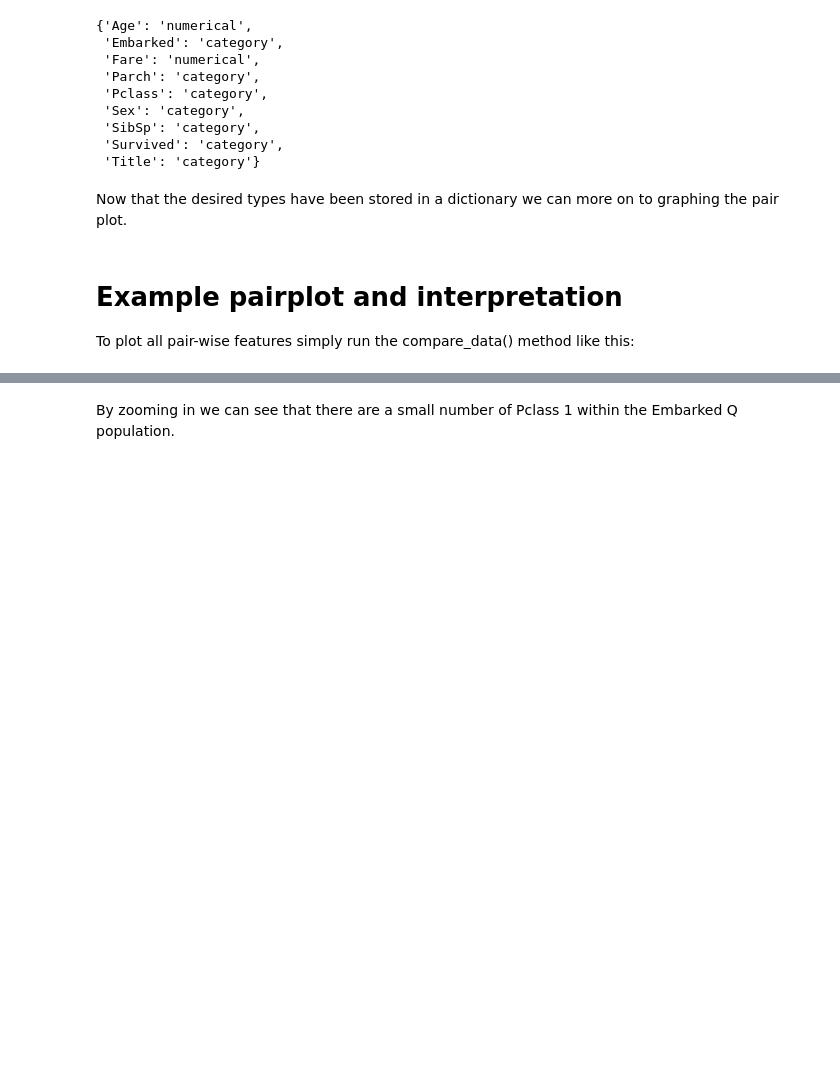
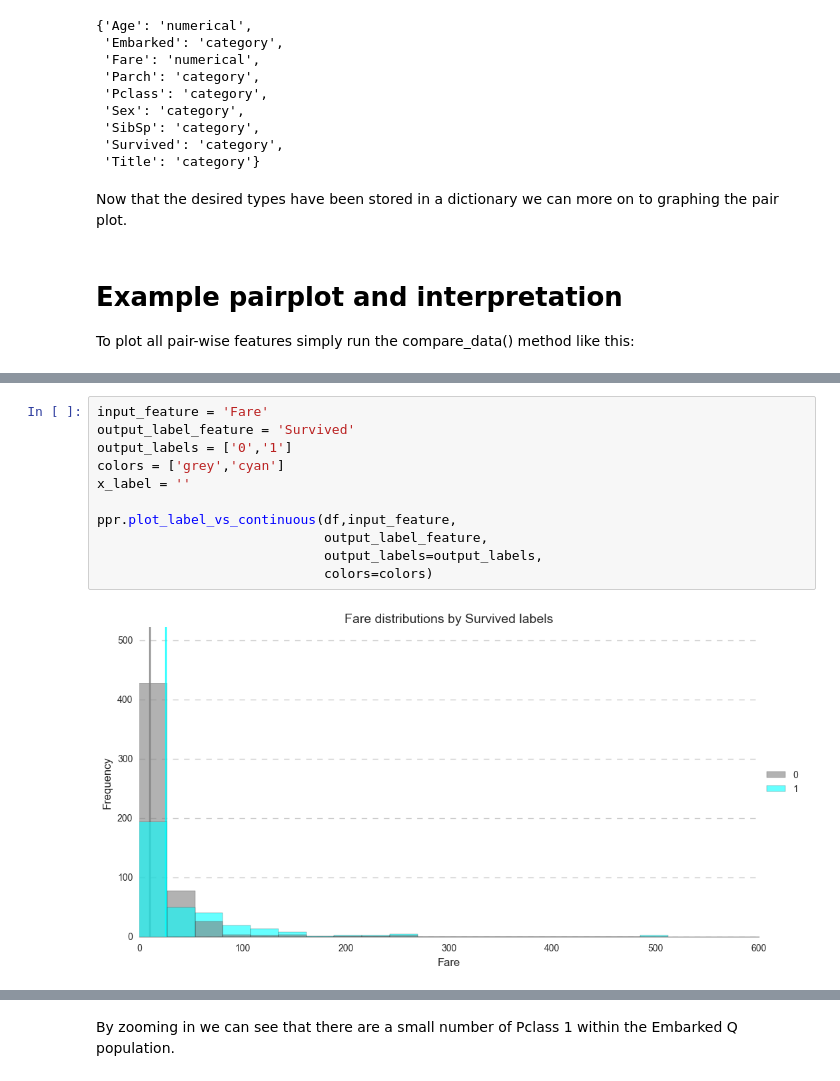
Before and after one commit to kpflugshaupt/pairplotr, a Jupyter notebook: pairplotr_demo.ipynb, the cells around one changed output, grey strips where cells are left out. Saved outputs shown, nothing was run; the diff lists cells and outputs as text; blank space fills up the shorter version.

```diff
--- a/pairplotr_demo.ipynb
+++ b/pairplotr_demo.ipynb
@@ -152,0 +191,13 @@ Wall time: 8.43 s
+# %%
+input_feature = 'Fare'
+output_label_feature = 'Survived'
+output_labels = ['0','1']
+colors = ['grey','cyan']
+x_label = ''
+
+ppr.plot_label_vs_continuous(df,input_feature,
+                             output_label_feature,
+                             output_labels=output_labels,
+                             colors=colors)
+# %% [output]
+[figure, added]
```
Also changed, not shown: parts of 7 cells of this notebook, 1 other file.
